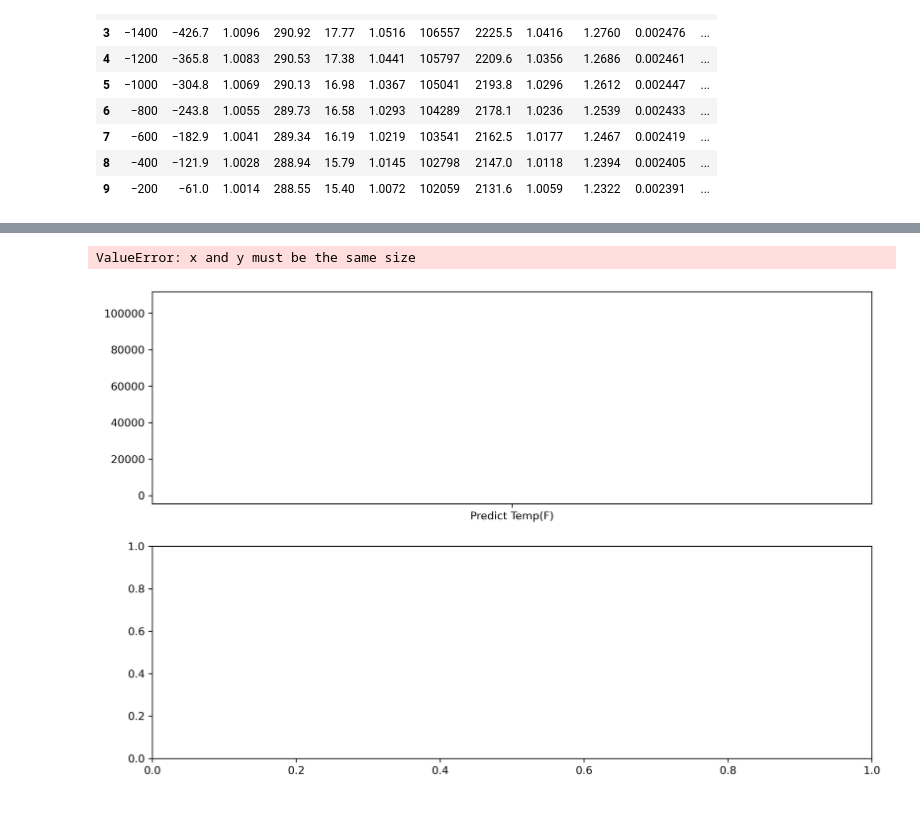
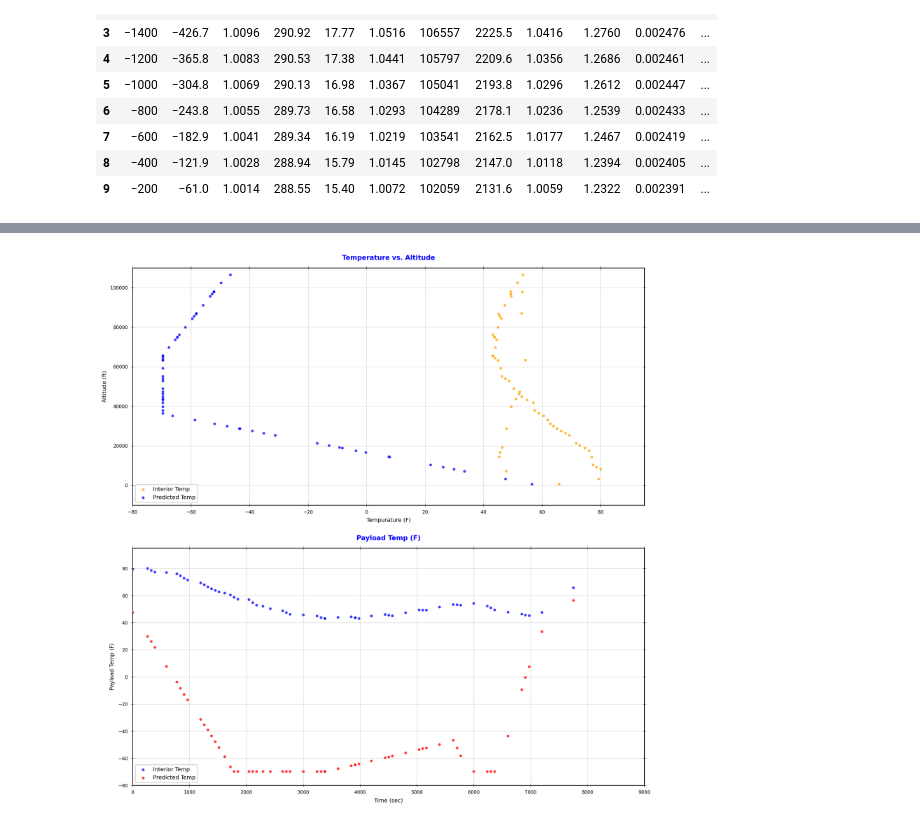
Before and after one commit to StateFarm-STEM/hablogger, a Jupyter notebook: telemetry-analysis/flights/normalwesths-2023-04-21/KB9LNS-13.ipynb, the cells around one changed output, grey strips where cells are left out. Saved outputs shown, nothing was run; the diff lists cells and outputs as text; code cells hidden in the pictures.

Commit message:
Update KB9LNS-13.ipynb
Completed data analysis

```diff
--- a/telemetry-analysis/flights/normalwesths-2023-04-21/KB9LNS-13.ipynb
+++ b/telemetry-analysis/flights/normalwesths-2023-04-21/KB9LNS-13.ipynb
@@ -95,7 +95,7 @@ def Clean_Pressure(val):
 
     # Remove bad data
     if val > 200000:
-        return np.nan
+        return val/100
     return val
 # %% [markdown]
 ### Read Input Telemetry Spreadsheet
@@ -167,6 +177,10 @@ df['Lon']           = df['Telemetry'].str.split('/', expand=True)[2].str.split('
 df['Bearing']       = df['Telemetry'].str.split('/', expand=True)[2].str.split('W', expand=True)[1]
 df['Speed (mph)']   = df['Telemetry'].str.split('/', expand=True)[3].astype(float)
 df['Altitude (ft)'] = df['Telemetry'].str.split('/', expand=True)[4].str.split('=', expand=True)[1].astype(float)
+
+# Tracker Status field
+df['Voltage']       = df['Battery'].str.split('V', expand=True)[0]
+df['Sat']           = df['Sat'].str.split('S', expand=True)[0]
 # %%
 # Unit Conversions
 
@@ -324,35 +338,34 @@ plt.show()
 # %%
 %matplotlib inline
 
-plt.figure(dpi=300, figsize=(12,8))
+plt.figure(dpi=300, figsize=(10,10))
 plot4 = plt.subplot2grid((2,1),(0,0))
 plot5 = plt.subplot2grid((2,1),(1,0))
 
-plot4.scatter('Interior Temp (F)', 'Altitude (ft)', data=df, marker='.', color='orange', cmap=plt.get_cmap("jet"), alpha=0.5, linewidth=0.3)
-plot4.scatter('Predict Temp(F)', 'Altitude (ft)', data=df, marker='.', color='blue', cmap=plt.get_cmap("jet"), alpha=0.3, linewidth=0.3)
+plot4.scatter('Interior Temp (F)', 'Altitude (ft)', data=df, marker='.', color='orange', cmap=plt.get_cmap("jet"), alpha=0.75, linewidth=0.3)
+plot4.scatter('Predict Alt Temp(F)', 'Altitude (ft)', data=df, marker='.', color='blue', cmap=plt.get_cmap("jet"), alpha=0.75, linewidth=0.3)
 plot4.tick_params(axis='both', which='both', reset=True, direction='inout', labelsize='xx-small', bottom=True, length=5, width=0.3, grid_color='grey', grid_alpha=0.5)
 plot4.set_xlabel('Tempurature (F)', size='x-small')
 plot4.set_ylabel('Altitude (ft)', size='x-small')
 plot4.set_title('Temperature vs. Altitude', color='blue', size='small', pad=10.0, weight='bold')
 plot4.grid(visible=True, which='both', linewidth=0.3)
 plot4.set_xlim([-80,95])
 plot4.set_ylim([-10000,110000])
 plot4.legend(['Interior Temp', 'Predicted Temp', 'Exterior Temp'], fontsize='x-small', loc='lower left')
 
-plot5.scatter('GPS Epoch', 'Interior Temp (F)', data=df, marker='.', color='blue', cmap=plt.get_cmap("jet"), alpha=0.4, linewidth=0.3)
-plot5.scatter('GPS Epoch', 'Predict Temp(F)', data=df, marker='.', color='red', cmap=plt.get_cmap("jet"), alpha=0.5, linewidth=0.3)
+plot5.scatter('GPS Epoch', 'Interior Temp (F)', data=df, marker='.', color='blue', cmap=plt.get_cmap("jet"), alpha=0.75, linewidth=0.3)
+plot5.scatter('GPS Epoch', 'Predict Alt Temp(F)', data=df, marker='.', color='red', cmap=plt.get_cmap("jet"), alpha=0.75, linewidth=0.3)
 plot5.tick_params(axis='both', which='both', reset=True, direction='inout', labelsize='xx-small', bottom=True, length=5, width=0.3, grid_color='grey', grid_alpha=0.5)
 plot5.set_xlabel('Time (sec)', size='x-small')
 plot5.set_ylabel('Payload Temp (F)', size='x-small')
 plot5.set_title('Payload Temp (F)', color='blue', size='small', pad=10.0, weight='bold')
 plot5.grid(visible=True, which='both', linewidth=0.3)
 plot5.set_ylim([-80,95])
 plot5.set_xlim([0,9000])
 plot5.legend(['Interior Temp', 'Predicted Temp'], fontsize='x-small', loc='lower left')
 
 plt.tight_layout(pad=1.5)
 plt.show()
 # %% [output]
-ValueError: x and y must be the same size
-[figure, old version]
+[figure, new version]
 # %%
```
Also changed, not shown: parts of 20 cells of this notebook.
